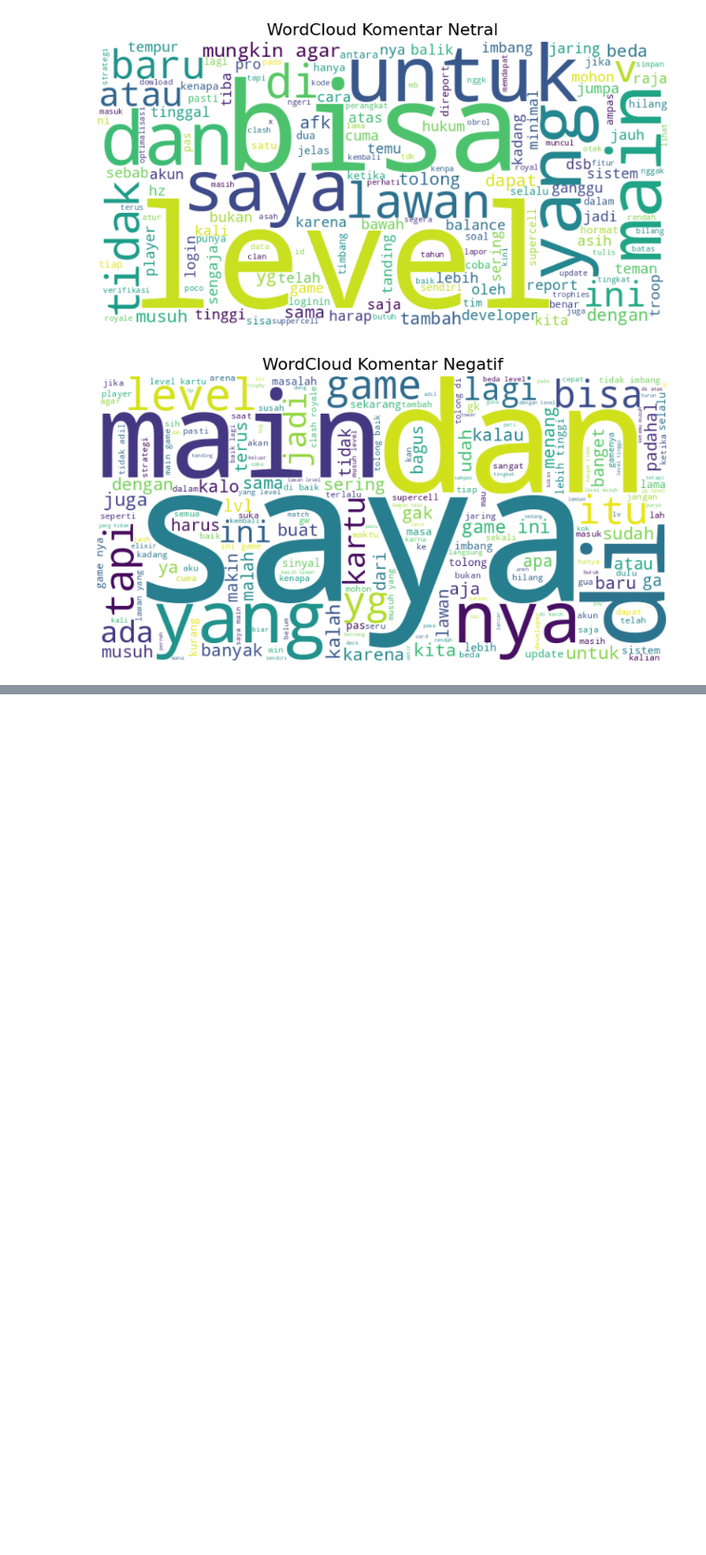
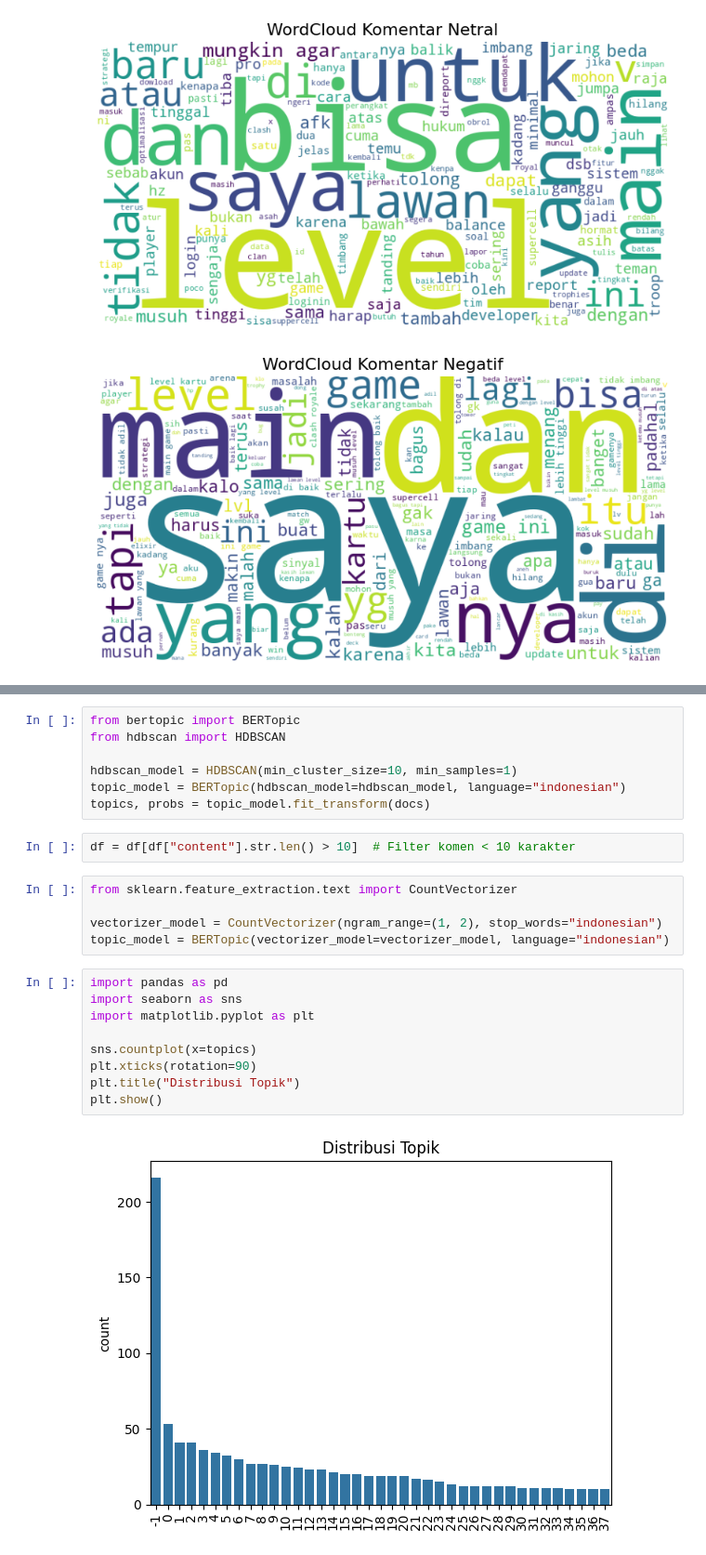
Before and after one commit to HansenDafa/clash-royale-reviews-insights, a Jupyter notebook: notebooks/insights.ipynb, the cells around one changed output, grey strips where cells are left out. Shown at 93% size. Drawn from its saved outputs; the diff is of its cells as text; blank space fills up the shorter version.

```diff
--- a/notebooks/insights.ipynb
+++ b/notebooks/insights.ipynb
@@ -104,0 +160,25 @@ generate_wordcloud(negatif, "WordCloud Komentar Negatif")
+# %%
+from bertopic import BERTopic
+from hdbscan import HDBSCAN
+
+hdbscan_model = HDBSCAN(min_cluster_size=10, min_samples=1)
+topic_model = BERTopic(hdbscan_model=hdbscan_model, language="indonesian")
+topics, probs = topic_model.fit_transform(docs)
+# %%
+df = df[df["content"].str.len() > 10]  # Filter komen < 10 karakter
+# %%
+from sklearn.feature_extraction.text import CountVectorizer
+
+vectorizer_model = CountVectorizer(ngram_range=(1, 2), stop_words="indonesian")
+topic_model = BERTopic(vectorizer_model=vectorizer_model, language="indonesian")
+# %%
+import pandas as pd
+import seaborn as sns
+import matplotlib.pyplot as plt
+
+sns.countplot(x=topics)
+plt.xticks(rotation=90)
+plt.title("Distribusi Topik")
+plt.show()
+# %% [output]
+[figure, added]
```
Also changed, not shown: parts of 16 cells of this notebook, 2 other files.
